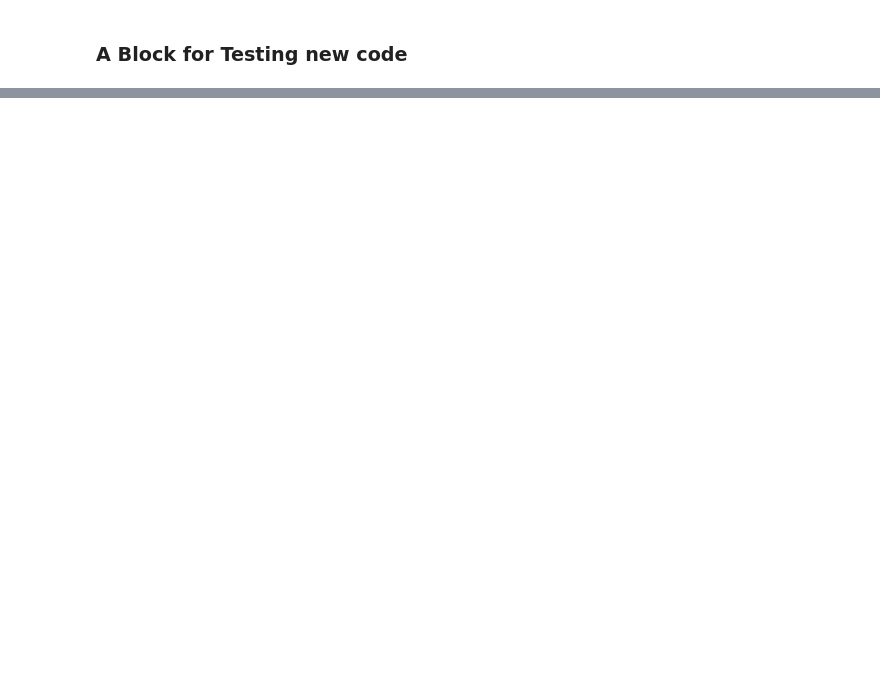
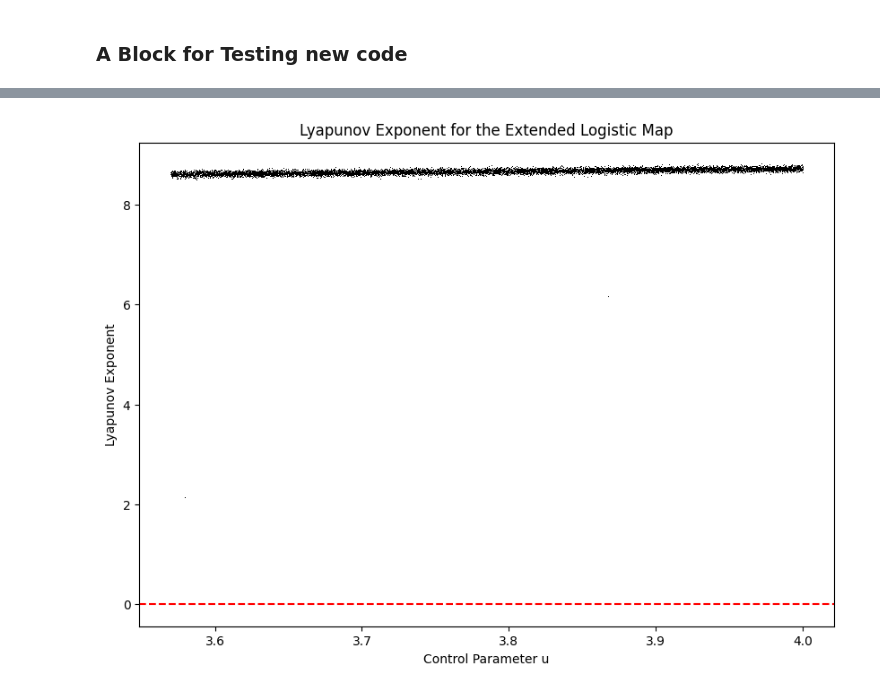
Before and after one commit to Hydra-Slayer/Image-encryption-using-Chaotic-Map, a Jupyter notebook: Project1.ipynb, the cells around one changed output, grey strips where cells are left out. Cells and saved outputs as stored; diff of their text form; code cells hidden in the pictures; blank space fills up the shorter version.

```diff
--- a/Project1.ipynb
+++ b/Project1.ipynb
@@ -258,0 +491,92 @@ Descrambling complete. File saved at decrypted_unscrambled_image.png
+# %%
+import numpy as np
+import matplotlib.pyplot as plt
+
+def extended_logistic_map(x, u):
+    """
+    Extended logistic map function with a factor of 2^12 and modulo 1 operation.
+
+    Parameters:
+    - x: Current state.
+    - u: Control parameter.
+
+    Returns:
+    - Updated state based on the modified logistic map equation.
+    """
+    return np.mod(u * x * (1 - x) * 2**12, 1)
+
+def logistic_map_derivative(x, u):
+    """
+    Derivative of the extended logistic map with respect to x.
+
+    Parameters:
+    - x: Current state.
+    - u: Control parameter.
+
+    Returns:
+    - Derivative of the extended logistic map.
+    """
+    return np.abs(u * (1 - 2 * x) * 2**12)
+
+def lyapunov_exponent(u, iterations=1000, transient=100):
+    """
+    Calculate the Lyapunov exponent for a given control parameter u.
+
+    Parameters:
+    - u: Control parameter.
+    - iterations: Number of total iterations.
+    - transient: Number of initial iterations to discard (transient behavior).
+
+    Returns:
+    - Lyapunov exponent for the given control parameter u.
+    """
+    x = 1e-5  # Initial condition
+    lyapunov_sum = 0
+
+    for i in range(iterations):
+        x = extended_logistic_map(x, u)
+        if i >= transient:  # Ignore transient iterations
+            derivative = logistic_map_derivative(x, u)
+            if derivative == 0:
+                derivative = 1e-10  # To avoid log(0) errors
+            lyapunov_sum += np.log(derivative)
+
+    # Average over iterations to get the exponent
+    return lyapunov_sum / (iterations - transient)
+
+def plot_lyapunov_exponent(r_min, r_max, num_r, iterations=1000, transient=100):
+    """
+    Plot the Lyapunov exponent as a function of the control parameter u.
+
+    Parameters:
+    - r_min: Minimum value of the control parameter u.
+    - r_max: Maximum value of the control parameter u.
+    - num_r: Number of u values to sample.
+    - iterations: Number of total iterations for each u value.
+    - transient: Number of initial iterations to discard.
+    """
+    r_values = np.linspace(r_min, r_max, num_r)
+    lyapunov_values = []
+
+    for u in r_values:
+        lyapunov_values.append(lyapunov_exponent(u, iterations, transient))
+
+    plt.figure(figsize=(10, 7))
+    plt.plot(r_values, lyapunov_values, ',k')
+    plt.axhline(0, color='r', linestyle='--')  # Reference line for chaos (Lyapunov > 0)
+    plt.title("Lyapunov Exponent for the Extended Logistic Map")
+    plt.xlabel("Control Parameter u")
+    plt.ylabel("Lyapunov Exponent")
+    plt.show()
+
+# Parameters for Lyapunov exponent plot
+r_min = 3.57  # Starting value of u
+r_max = 4.0   # Ending value of u
+num_r = 10000 # Number of u values to sample
+iterations = 1000  # Total number of iterations
+transient = 100  # Transient iterations to discard
+
+# Plot the Lyapunov exponent for the extended logistic map
+plot_lyapunov_exponent(r_min, r_max, num_r, iterations, transient)
+# %% [output]
+[figure, added]
```
Also changed, not shown: parts of 7 cells of this notebook.
